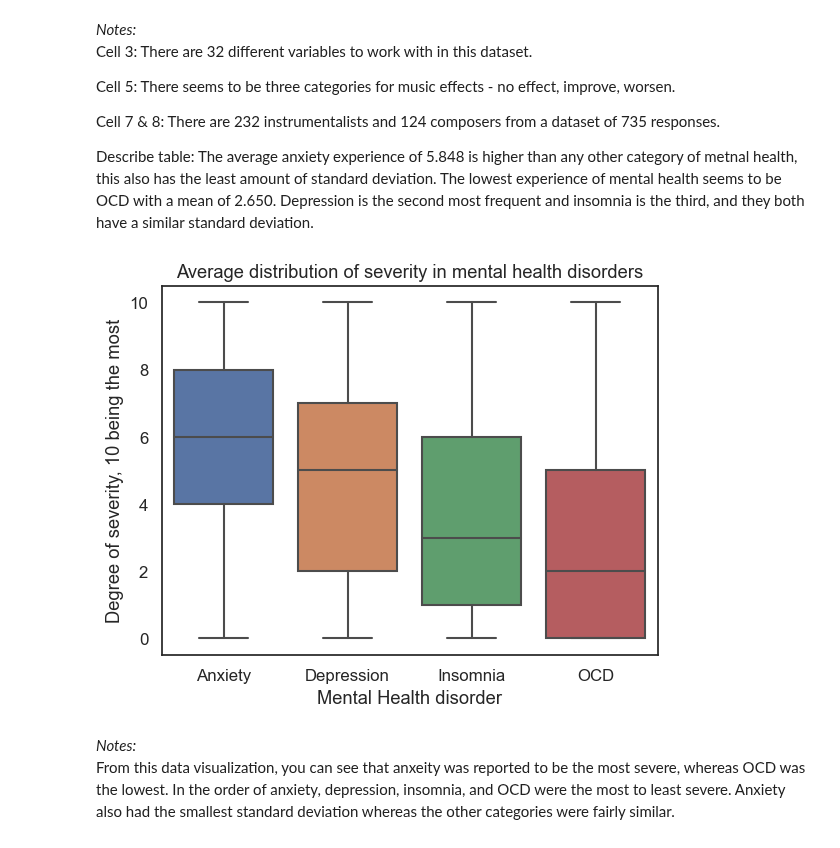
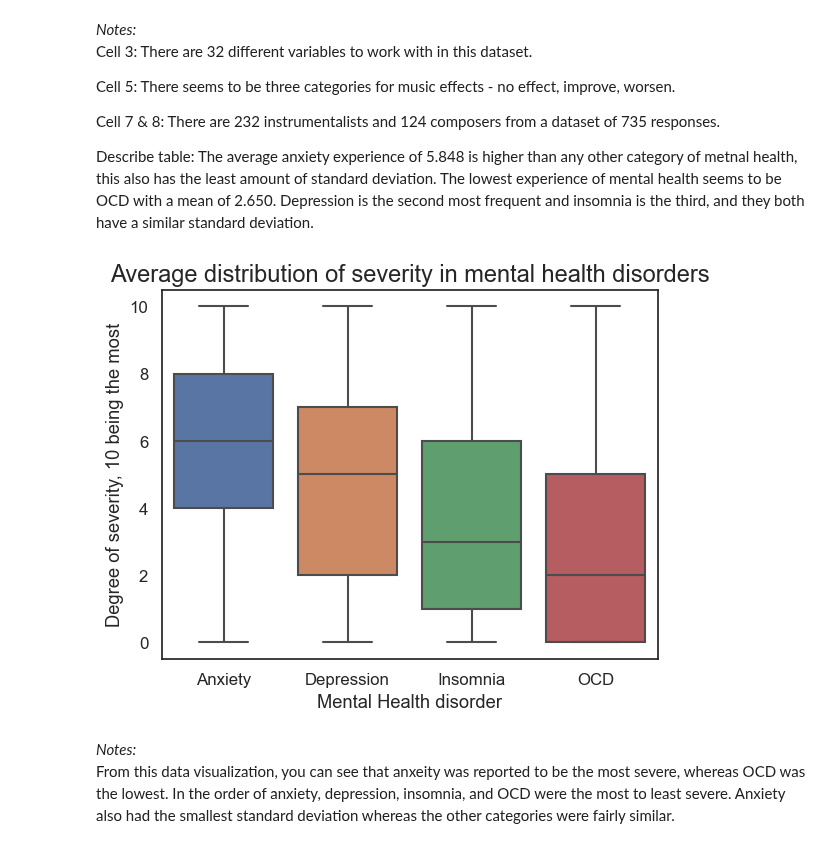
Before and after one commit to ubco-W2022T2-data301/project-group-group12, a Jupyter notebook: analysis/analysis1.ipynb, the cells around one changed output. Cells and saved outputs as stored; diff of their text form; code cells hidden in the pictures.

Commit message:
Finalized my analysis file and made my final changes to final report

```diff
--- a/analysis/analysis1.ipynb
+++ b/analysis/analysis1.ipynb
@@ -187,12 +188,12 @@ sns.set_theme(style="white",
 # %%
 # visualizing the distribution of different mental health disorders
 ax1=sns.boxplot(data=df).set(xlabel="Mental Health disorder",ylabel="Degree of severity, 10 being the most")
-plt.title("Average distribution of severity in mental health disorders")
+plt.title("Average distribution of severity in mental health disorders", fontsize=17)
 
 # exporting this graph
-plt.savefig('analysis1eda2.png', bbox_inches='tight')
+plt.savefig('../images/analysis1eda2.png', bbox_inches='tight')
 # %% [output]
-[figure, old version]
+[figure, new version]
 # %% [markdown]
 *Notes:* <br>
 From this data visualization, you can see that anxeity was reported to be the most severe, whereas OCD was the lowest. In the order of anxiety, depression, insomnia, and OCD were the most to least severe. Anxiety also had the smallest standard deviation whereas the other categories were fairly similar.
```
Also changed, not shown: parts of 8 cells of this notebook, 8 other files.
